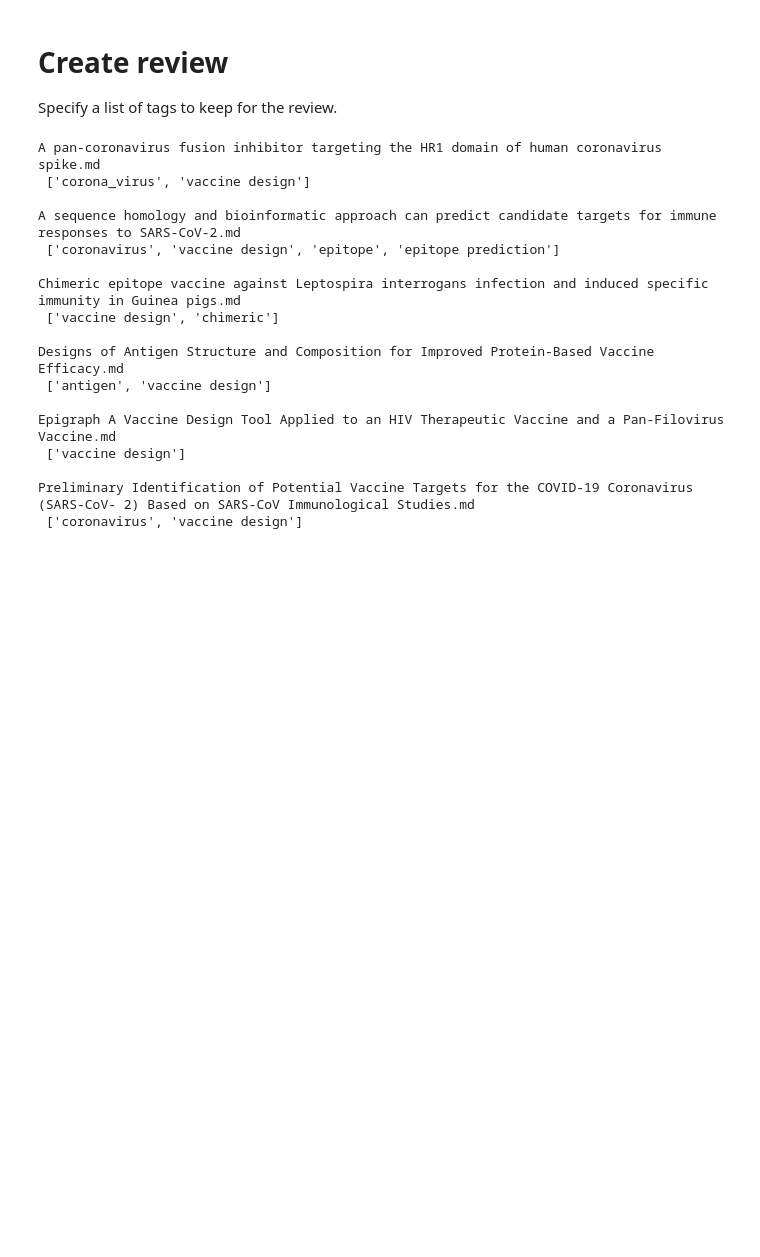
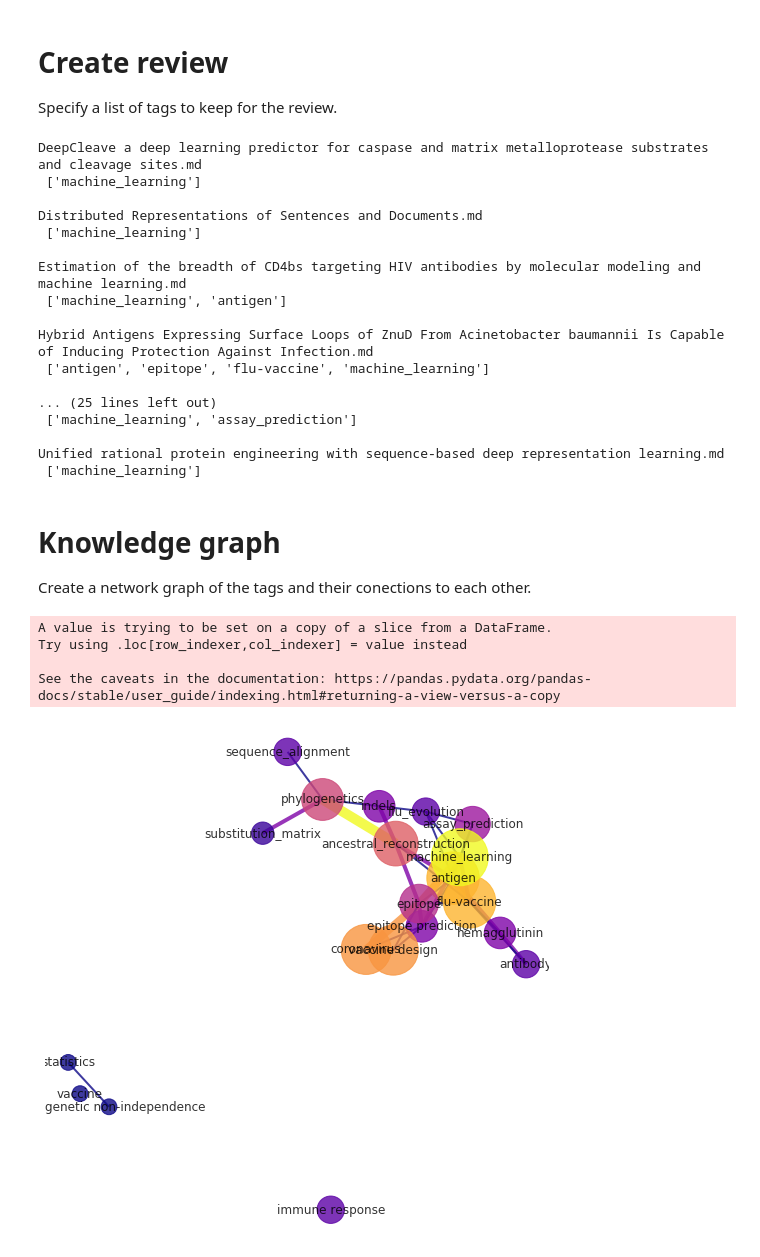
Before and after one commit to DAWells/LitMD, a Jupyter notebook: tag_herder.ipynb, the cells around one changed output. Saved outputs shown, nothing was run; the diff lists cells and outputs as text; code cells hidden in the pictures; blank space fills up the shorter version.

Commit message:
Add network graphs

```diff
--- a/tag_herder.ipynb
+++ b/tag_herder.ipynb
@@ -21,5 +31,8 @@ for paper in papers:
     tags = lines[tagi[0]+1 : tagi[-1]]
     #Remove new line character
     tags = [tag[:-1] for tag in tags]
-    tag_list = tag_list + tags
+    tag_list.append(tags)# = tag_list + tags
+
+#Flatten tag_list
+flat_tag_list = [tag for paper_tags in tag_list for tag in paper_tags]
 # %%
@@ -48,7 +61,7 @@ Specify a list of tags to keep for the review.
 # %%
 review_name = "test"
 review_name = "reviews/%s.md" %(review_name)
-keep_tags = ["vaccine desgin", "vaccine design"]
+keep_tags = ["machine_learning", "assay_prediction"]
 # %%
 #Print paper names
 for paper in papers:
@@ -64,23 +77,23 @@ for paper in papers:
     if any(tag in keep_tags for tag in tags):
         print(paper,"\n", tags,"\n")
 # %% [output]
-A pan-coronavirus fusion inhibitor targeting the HR1 domain of human coronavirus spike.md
- ['corona_virus', 'vaccine design']
+DeepCleave a deep learning predictor for caspase and matrix metalloprotease substrates and cleavage sites.md
+ ['machine_learning']
 
-A sequence homology and bioinformatic approach can predict candidate targets for immune responses to SARS-CoV-2.md
- ['coronavirus', 'vaccine design', 'epitope', 'epitope prediction']
+Distributed Representations of Sentences and Documents.md
+ ['machine_learning']
 
-Chimeric epitope vaccine against Leptospira interrogans infection and induced specific immunity in Guinea pigs.md
- ['vaccine design', 'chimeric']
+Estimation of the breadth of CD4bs targeting HIV antibodies by molecular modeling and machine learning.md
+ ['machine_learning', 'antigen']
 
-Designs of Antigen Structure and Composition for Improved Protein-Based Vaccine Efficacy.md
- ['antigen', 'vaccine design']
+Hybrid Antigens Expressing Surface Loops of ZnuD From Acinetobacter baumannii Is Capable of Inducing Protection Against Infection.md
+ ['antigen', 'epitope', 'flu-vaccine', 'machine_learning']
 
-Epigraph A Vaccine Design Tool Applied to an HIV Therapeutic Vaccine and a Pan-Filovirus Vaccine.md
- ['vaccine design']
+... (25 lines left out)
+ ['machine_learning', 'assay_prediction']
 
-Preliminary Identification of Potential Vaccine Targets for the COVID-19 Coronavirus (SARS-CoV- 2) Based on SARS-CoV Immunological Studies.md
- ['coronavirus', 'vaccine design']
+Unified rational protein engineering with sequence-based deep representation learning.md
+ ['machine_learning']
 # %%
 with open("reviews/test.md", "w") as review:
     review.write("# Review of: %s\n" %(", ".join(keep_tags)))
@@ -98,3 +111,50 @@ for paper in papers:
         with open("reviews/test.md", "a") as review:
             review.writelines(lines)
             review.write("\n")
+# %% [markdown]
+# Knowledge graph
+Create a network graph of the tags and their conections to each other.
+# %%
+#Format data
+
+#unique tags
+utag = set(flat_tag_list)
+#Create a dataframe listing all possible pairs and the number of times that pair occurs
+tag_pairs = pd.DataFrame(list(itertools.combinations(utag, 2)),
+                         columns = ['tag1', 'tag2'])
+tag_pairs['links'] = 0
+
+# count the number of occurences of each pair
+for paper_tags in tag_list:
+    within_paper_combinations = list(itertools.combinations(paper_tags, 2))
+    for pair in within_paper_combinations:
+        tag_pairs.loc[tag_pairs.tag1.isin(pair) & tag_pairs.tag2.isin(pair),'links'] += 1
+
+tag_edges = tag_pairs[tag_pairs.links>0]
+tag_edges['links_weight'] = tag_edges.links*2
+tag_nodes = pd.Series(flat_tag_list).value_counts()
+# %% [output]
+A value is trying to be set on a copy of a slice from a DataFrame.
+Try using .loc[row_indexer,col_indexer] = value instead
+
+See the caveats in the documentation: https://pandas.pydata.org/pandas-docs/stable/user_guide/indexing.html#returning-a-view-versus-a-copy
+# %%
+#Change plot size
+plt.rcParams["figure.figsize"] = (7,7)
+
+#Create a graph of the tag_pairs
+netplot = nx.from_pandas_edgelist(tag_edges, "tag1", "tag2", ['links','links_weight'])
+#Add nodes which have no connections
+netplot.add_nodes_from(tag_nodes.index)
+#Update nodes dataframe to match the graph order so we can use the counts
+tag_nodes = tag_nodes.reindex(netplot.nodes())
+
+nx.draw(netplot, with_labels=True, font_size=12,
+    #edges
+    edge_color=tag_edges.links, width=tag_edges.links*2, edge_cmap=plt.cm.plasma,
+    #nodes
+    node_size=tag_nodes*1000, node_shape=".", alpha=0.8, node_color=tag_nodes, cmap=plt.cm.plasma,
+    #layout
+    pos=nx.spring_layout(netplot, iterations=1000, scale=50, k=10, weight='links_weight'))
+# %% [output]
+[figure, added]
```
Also changed, not shown: parts of 5 cells of this notebook.
